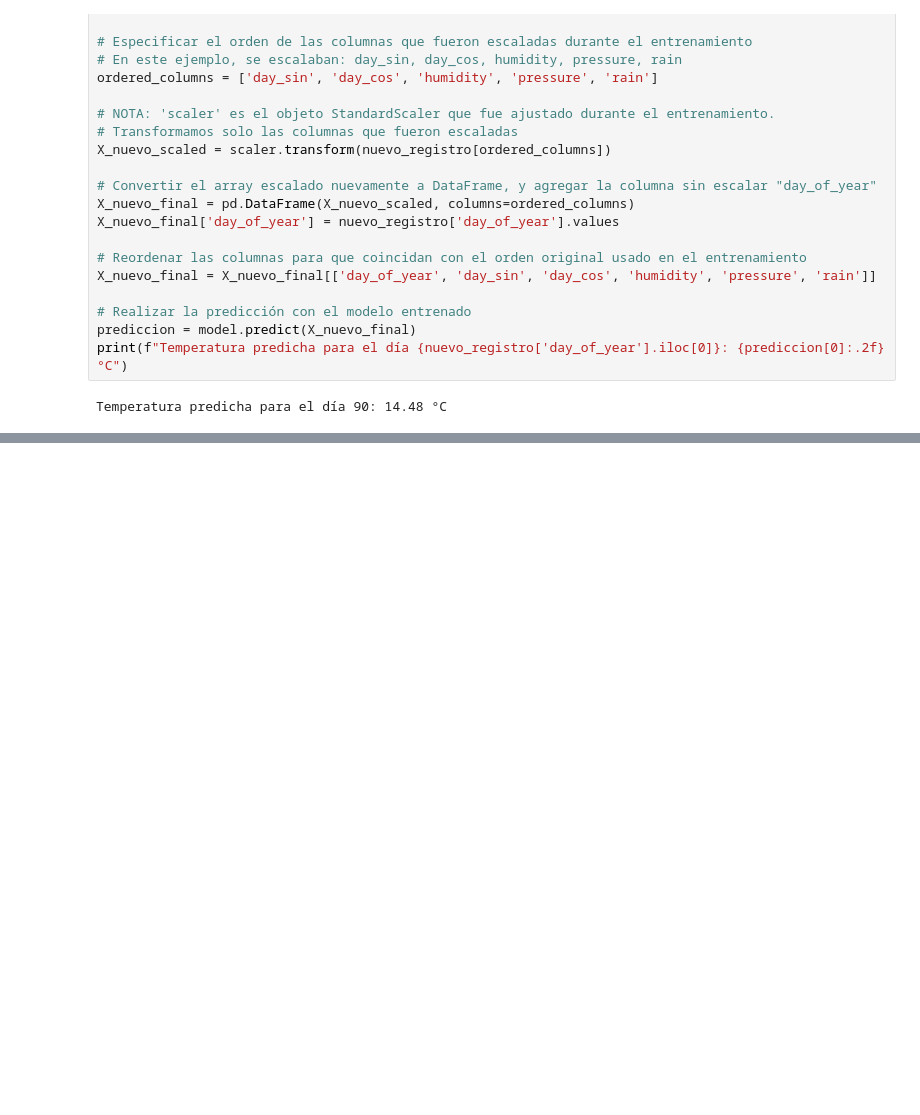
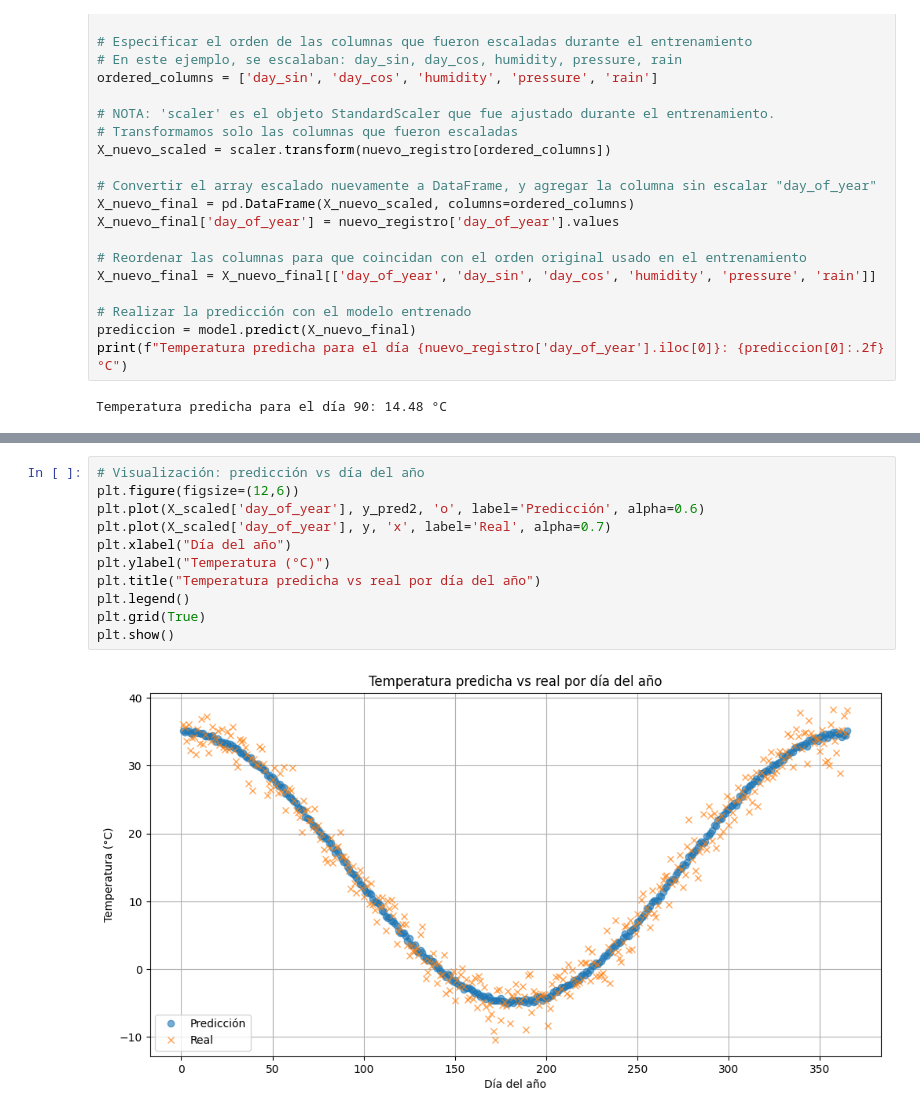
Before and after one commit to SurvilaDeveloper/DigitalHouseMachineLearningIntro, a Jupyter notebook: regresion_lineal_temperatura.ipynb, the cells around one changed output, grey strips where cells are left out. Drawn from its saved outputs; the diff is of its cells as text; blank space fills up the shorter version.

```diff
--- a/regresion_lineal_temperatura.ipynb
+++ b/regresion_lineal_temperatura.ipynb
@@ -146,0 +182,13 @@ Temperatura predicha para el día 90: 14.48 °C
+# %%
+# Visualización: predicción vs día del año
+plt.figure(figsize=(12,6))
+plt.plot(X_scaled['day_of_year'], y_pred2, 'o', label='Predicción', alpha=0.6)
+plt.plot(X_scaled['day_of_year'], y, 'x', label='Real', alpha=0.7)
+plt.xlabel("Día del año")
+plt.ylabel("Temperatura (°C)")
+plt.title("Temperatura predicha vs real por día del año")
+plt.legend()
+plt.grid(True)
+plt.show()
+# %% [output]
+[figure, added]
```
Also changed, not shown: parts of 3 cells of this notebook.
